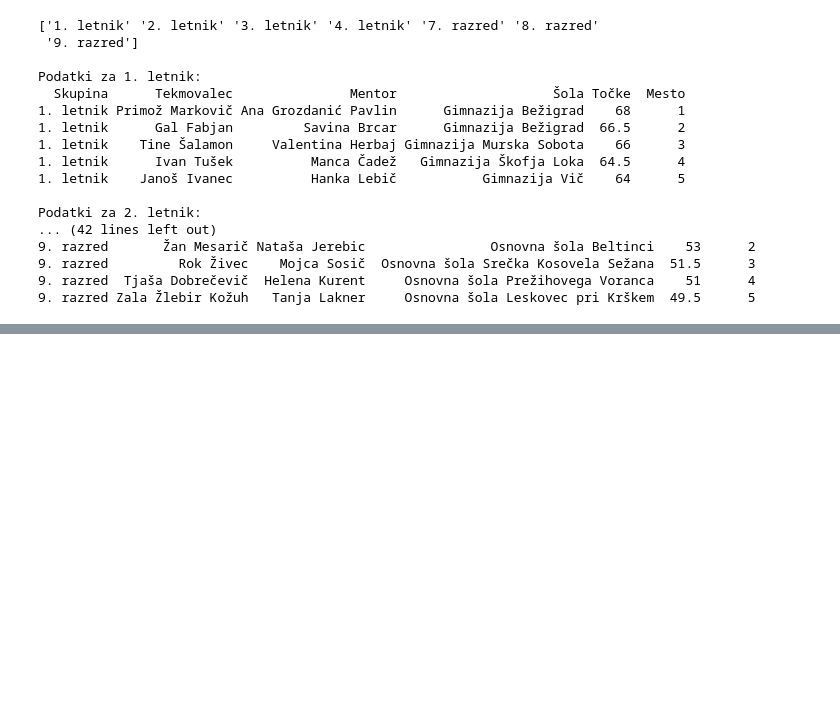
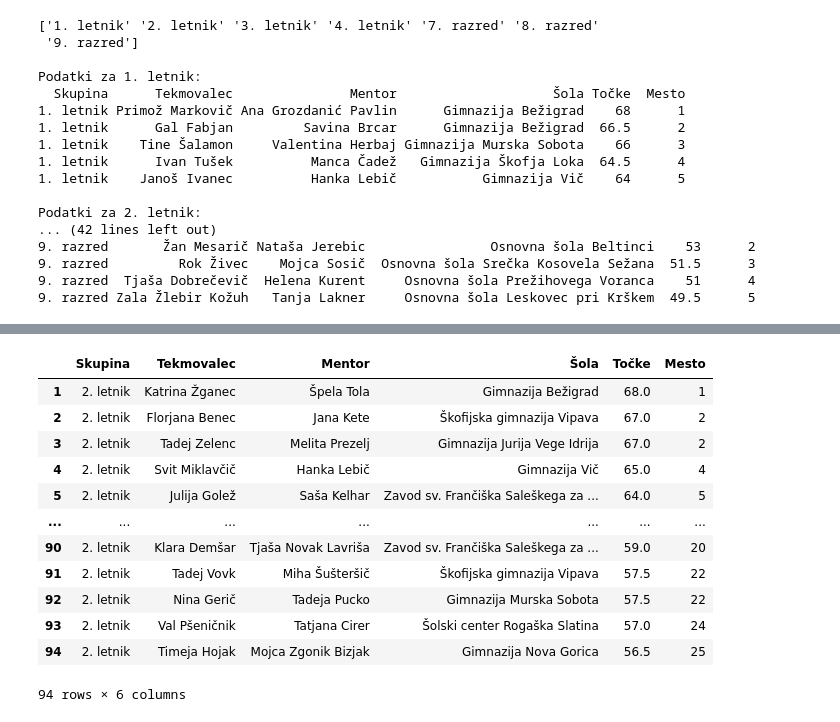
Before and after one commit to zalastarc/projektna_UVP, a Jupyter notebook: analiza.ipynb, the cells around one changed output, grey strips where cells are left out. Cells and saved outputs as stored; diff of their text form; code cells hidden in the pictures; blank space fills up the shorter version.

```diff
--- a/analiza.ipynb
+++ b/analiza.ipynb
@@ -60,0 +97,18 @@ Podatki za 2. letnik:
+# %%
+rezultati_2_letnik = pd.read_csv('podatki_2_letnik.csv')
+rezultati_2_letnik.index = rezultati_2_letnik.index + 1
+rezultati_2_letnik
+# %% [output]
+|  | Skupina | Tekmovalec | Mentor | Šola | Točke | Mesto |
+| 1 | 2. letnik | Katrina Žganec | Špela Tola | Gimnazija Bežigrad | 68.0 | 1 |
+| 2 | 2. letnik | Florjana Benec | Jana Kete | Škofijska gimnazija Vipava | 67.0 | 2 |
+| 3 | 2. letnik | Tadej Zelenc | Melita Prezelj | Gimnazija Jurija Vege Idrija | 67.0 | 2 |
+| 4 | 2. letnik | Svit Miklavčič | Hanka Lebič | Gimnazija Vič | 65.0 | 4 |
+| 5 | 2. letnik | Julija Golež | Saša Kelhar | Zavod sv. Frančiška Saleškega za ... | 64.0 | 5 |
+| ... | ... | ... | ... | ... | ... | ... |
+| 90 | 2. letnik | Klara Demšar | Tjaša Novak Lavriša | Zavod sv. Frančiška Saleškega za ... | 59.0 | 20 |
+| 91 | 2. letnik | Tadej Vovk | Miha Šušteršič | Škofijska gimnazija Vipava | 57.5 | 22 |
+| 92 | 2. letnik | Nina Gerič | Tadeja Pucko | Gimnazija Murska Sobota | 57.5 | 22 |
+| 93 | 2. letnik | Val Pšeničnik | Tatjana Cirer | Šolski center Rogaška Slatina | 57.0 | 24 |
+| 94 | 2. letnik | Timeja Hojak | Mojca Zgonik Bizjak | Gimnazija Nova Gorica | 56.5 | 25 |
+94 rows × 6 columns
```
Also changed, not shown: parts of 34 cells of this notebook.
